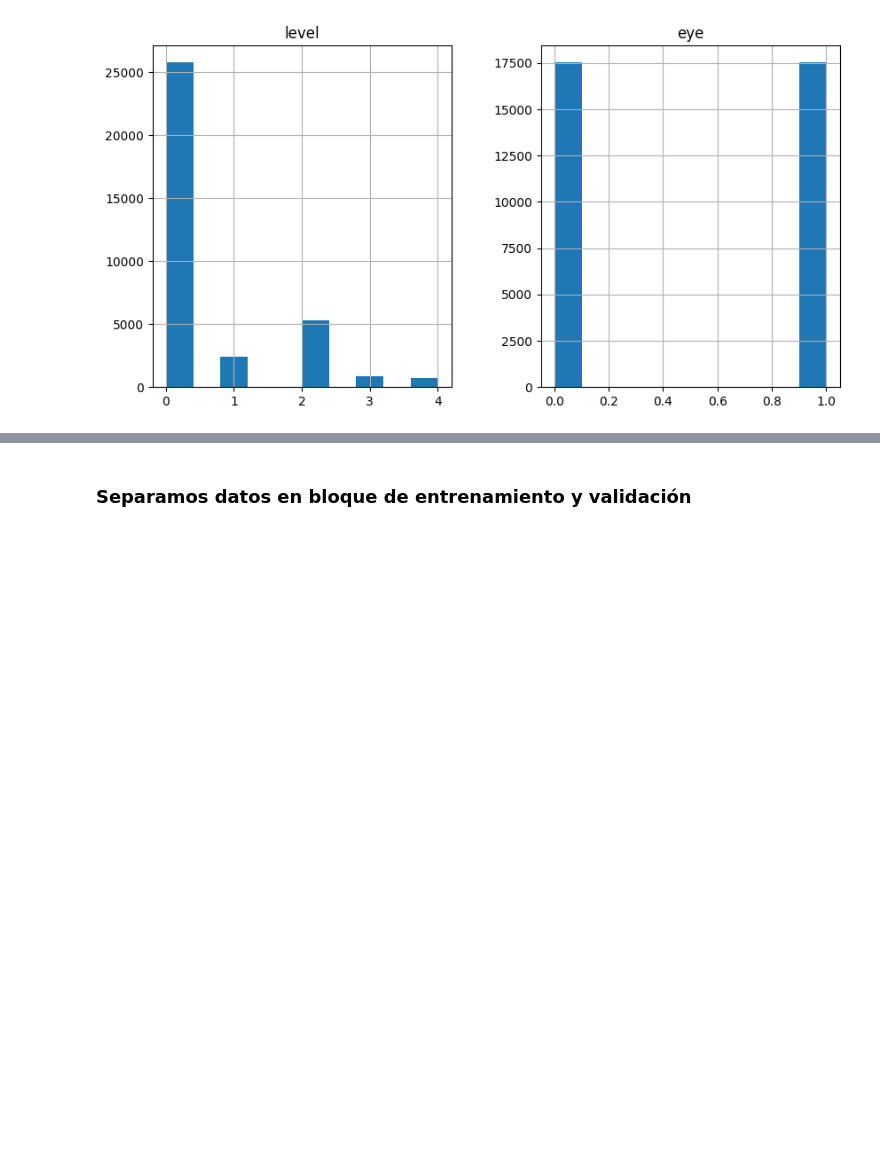
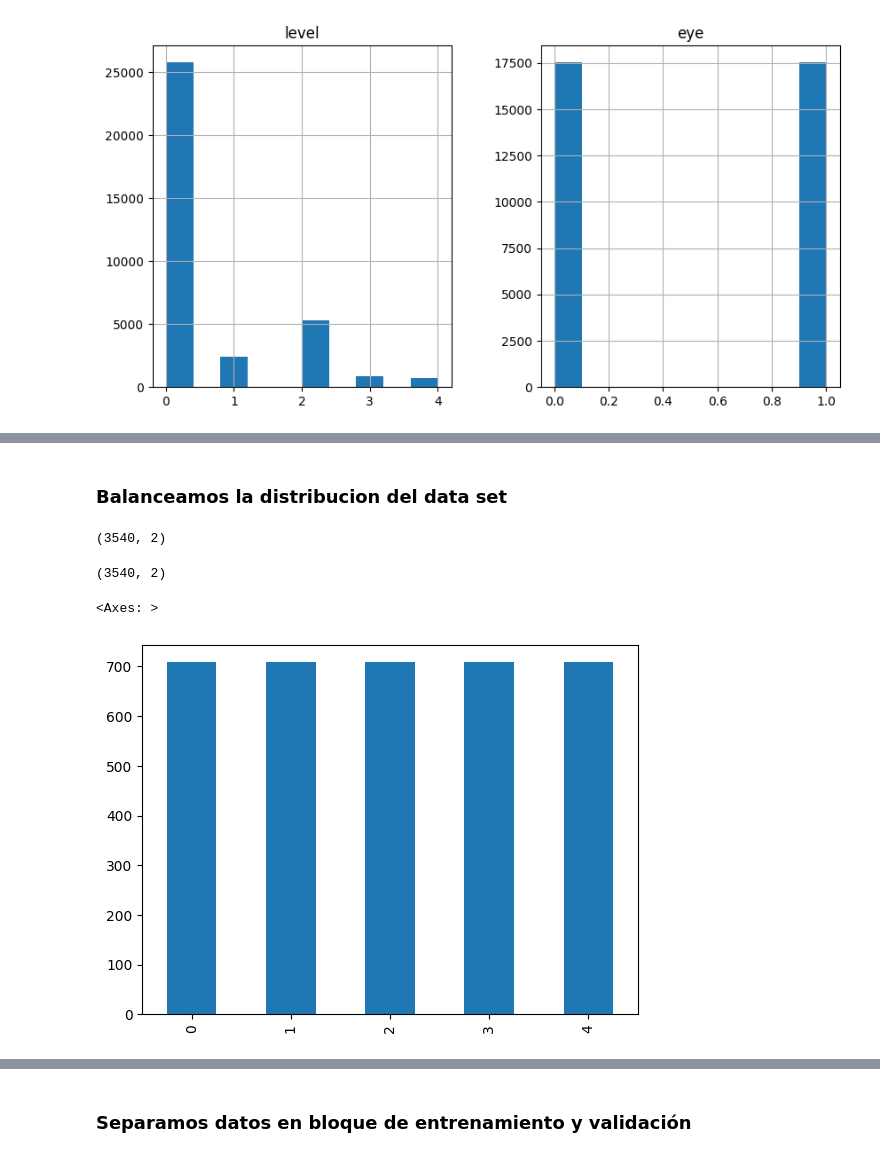
Before and after one commit to GustavoBD-Dev/DDRUCNN, a Jupyter notebook: src/DDRUCNN.ipynb, the cells around one changed output, grey strips where cells are left out. Cells and saved outputs as stored; diff of their text form; code cells hidden in the pictures; blank space fills up the shorter version.

Commit message:
data balancing

```diff
--- a/src/DDRUCNN.ipynb
+++ b/src/DDRUCNN.ipynb
@@ -134,0 +137,2 @@ array([[<Axes: title={'center': 'level'}>,
+# %% [markdown]
+### Balanceamos la distribucion del data set
@@ -134,0 +153,25 @@ array([[<Axes: title={'center': 'level'}>,
+# %%
+sampler = RandomUnderSampler()
+images = list(retina_df.image)
+labels = list(retina_df.level)
+
+images, labels = sampler.fit_resample(np.array(images).reshape(-1,1), labels)
+
+images = images.reshape(-1)
+data = pd.DataFrame(data={'image':images, 'level':labels})
+
+data.shape
+# %% [output]
+(3540, 2)
+# %%
+images = images.reshape(-1)
+data = pd.DataFrame(data={'image':images, 'level':labels})
+
+data.shape
+# %% [output]
+(3540, 2)
+# %%
+data.level.value_counts().plot(kind="bar")
+# %% [output]
+<Axes: >
+[figure, added]
```
Also changed, not shown: parts of 28 cells of this notebook, 1 other file.
